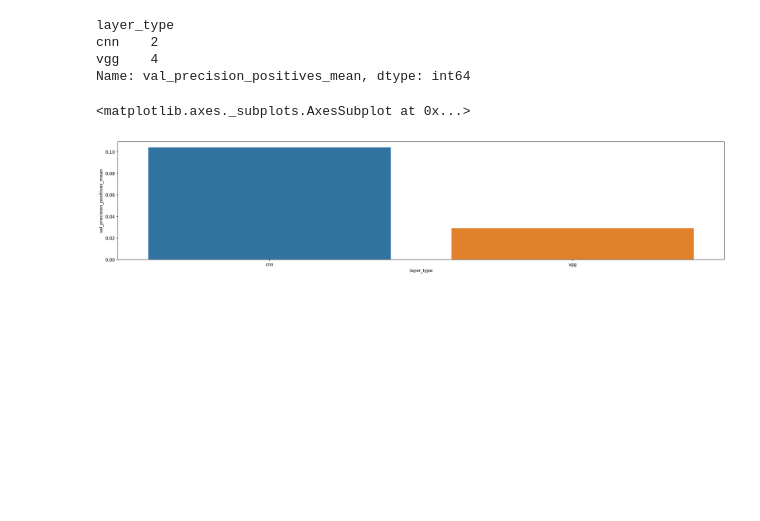
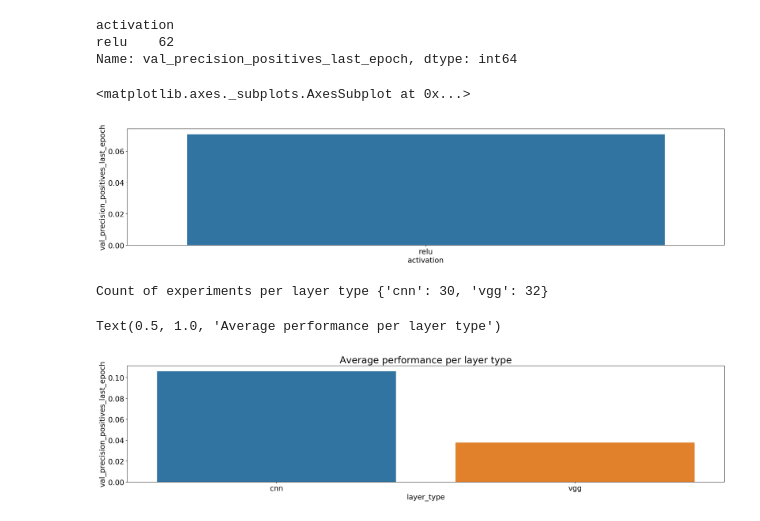
Before and after one commit to javiermas/building-damage, a Jupyter notebook: notebooks/TUTORIAL_04_viewing_experiments.ipynb, the cells around one changed output. Drawn from its saved outputs; the diff is of its cells as text; code cells hidden in the pictures; blank space fills up the shorter version.

```diff
--- a/notebooks/TUTORIAL_04_viewing_experiments.ipynb
+++ b/notebooks/TUTORIAL_04_viewing_experiments.ipynb
@@ -140,11 +196,19 @@ for parameter in parameters:
 # %%
 fig, ax = plt.subplots(figsize=(25, 5))
-print(experiments.groupby('layer_type')[metric].count())
-sns.barplot(x=experiments.groupby('layer_type')[metric].mean().index, y=experiments.groupby('layer_type')[metric].mean(), ax=ax)
+print(experiments.groupby('activation')[metric].count())
+sns.barplot(x=experiments.groupby('activation')[metric].mean().index, y=experiments.groupby('activation')[metric].mean(), ax=ax)
 # %% [output]
-layer_type
-cnn    2
-vgg    4
-Name: val_precision_positives_mean, dtype: int64
+activation
+relu    62
+Name: val_precision_positives_last_epoch, dtype: int64
 <matplotlib.axes._subplots.AxesSubplot at 0x...>
-[figure, old version]
+[figure, new version]
+# %%
+fig, ax = plt.subplots(figsize=(25, 5))
+print('Count of experiments per layer type', experiments.groupby('layer_type')[metric].count().to_dict())
+sns.barplot(x=experiments.groupby('layer_type')[metric].mean().index, y=experiments.groupby('layer_type')[metric].mean(), ax=ax)
+ax.set_title('Average performance per layer type')
+# %% [output]
+Count of experiments per layer type {'cnn': 30, 'vgg': 32}
+Text(0.5, 1.0, 'Average performance per layer type')
+[figure, added]
```
Also changed, not shown: parts of 14 cells of this notebook, 2 other files.
